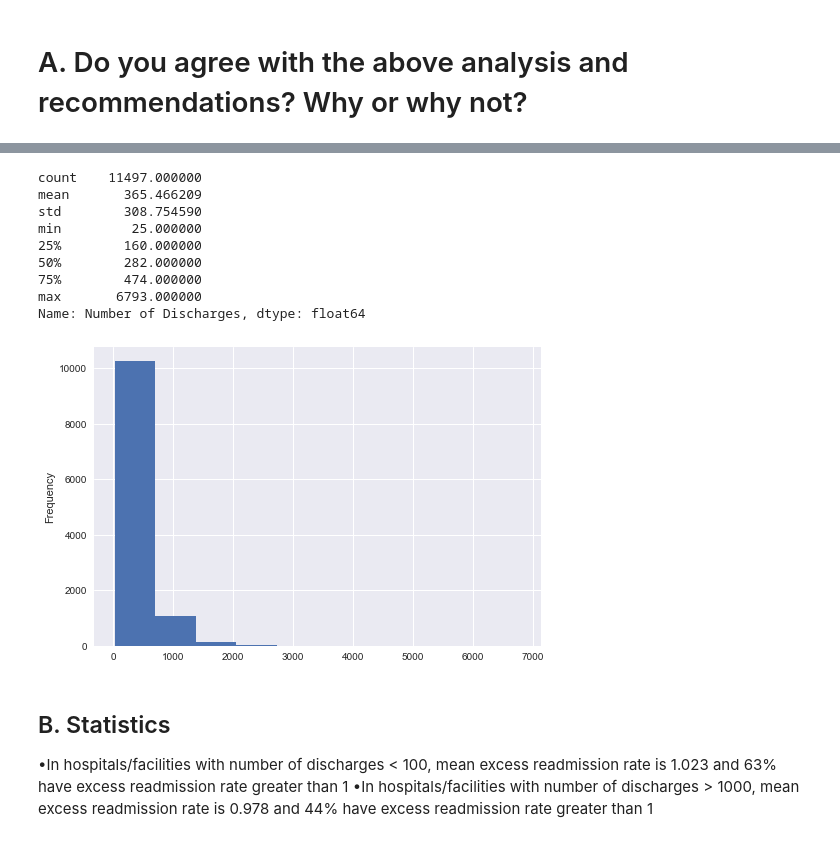
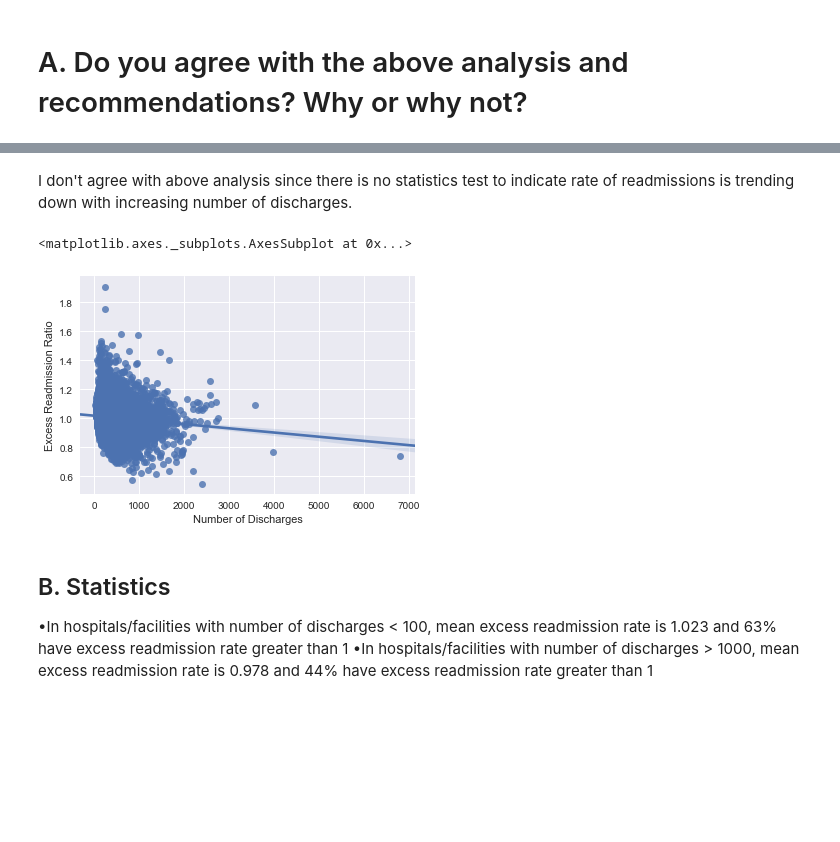
Before and after one commit to Mira2015/Intermediate_Data-_Science, a Jupyter notebook: sliderule_dsi_inferential_statistics_exercise_3.ipynb, the cells around one changed output, grey strips where cells are left out. Drawn from its saved outputs; the diff is of its cells as text; code cells hidden in the pictures; blank space fills up the shorter version.

```diff
--- a/sliderule_dsi_inferential_statistics_exercise_3.ipynb
+++ b/sliderule_dsi_inferential_statistics_exercise_3.ipynb
@@ -159,20 +174,10 @@ plt.show()
-# %%
-chk5= clean_hospital_read_df['Number of Discharges'][clean_hospital_read_df['Number of Discharges'] != 0]   # Get rid of 0 discharges
-chk5.describe()
-# %% [output]
-count    11497.000000
-mean       365.466209
-std        308.754590
-min         25.000000
-25%        160.000000
-50%        282.000000
-75%        474.000000
-max       6793.000000
-Name: Number of Discharges, dtype: float64
-# %%
-chk5.plot(kind="hist");
-# %% [output]
-[figure, removed]
+# %% [markdown]
+I don't agree with above analysis since there is no statistics test to indicate rate of readmissions is trending down with increasing number of discharges.
+# %%
+sns.regplot(y="Excess Readmission Ratio", x="Number of Discharges", data=clean_df, fit_reg = True)
+# %% [output]
+<matplotlib.axes._subplots.AxesSubplot at 0x...>
+[figure, added]
 # %% [markdown]
 ## B. Statistics
 •In hospitals/facilities with number of discharges < 100, mean excess readmission rate is 1.023 and 63% have excess readmission rate greater than 1
```
Also changed, not shown: parts of 24 cells of this notebook.
